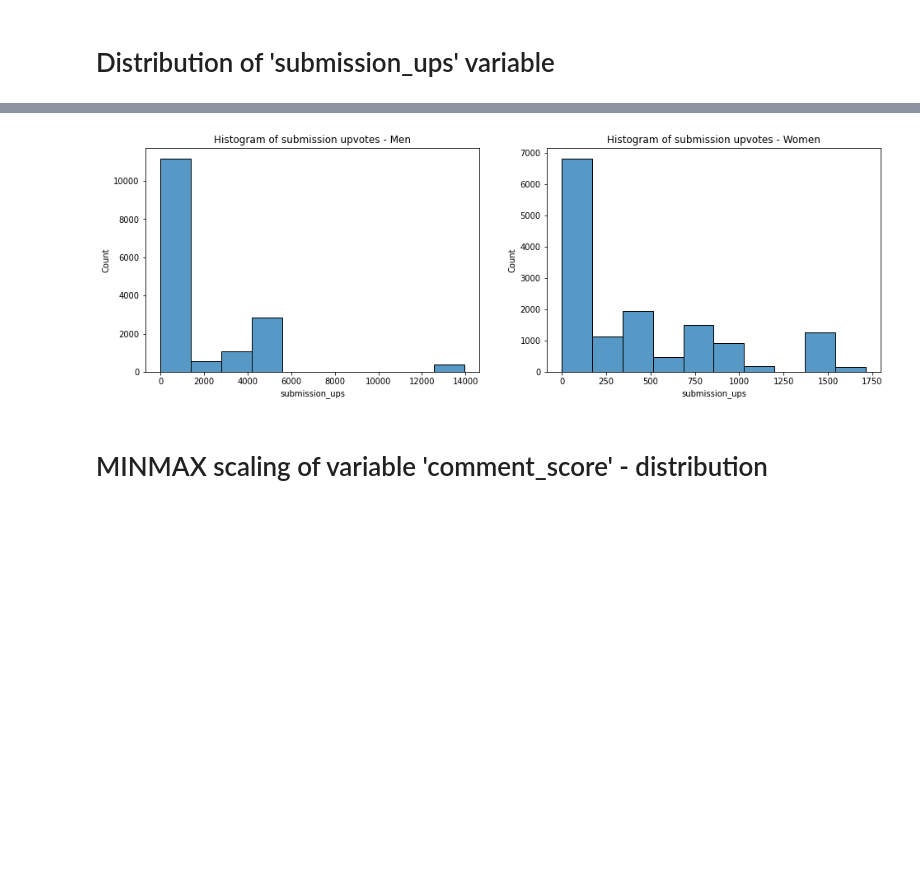
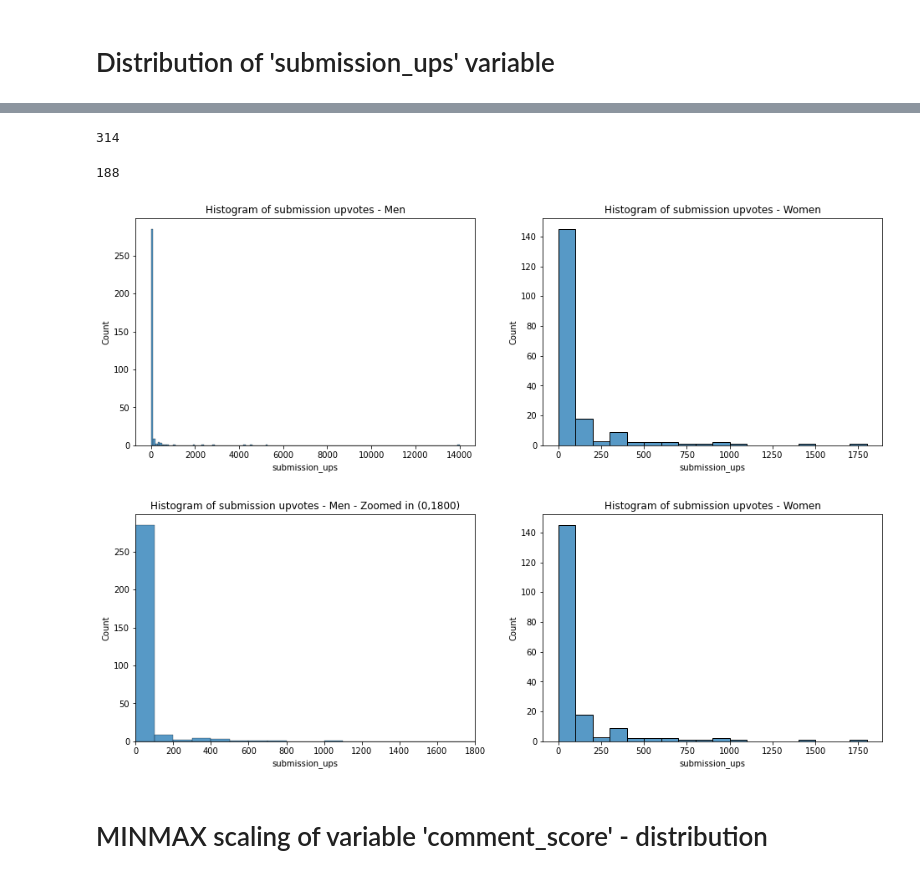
Before and after one commit to kgronek3/TMSMM_Project, a Jupyter notebook: 3_visualization.ipynb, the cells around one changed output, grey strips where cells are left out. Drawn from its saved outputs; the diff is of its cells as text; code cells hidden in the pictures; blank space fills up the shorter version.

Commit message:
update progress on scripts and newest data

```diff
--- a/3_visualization.ipynb
+++ b/3_visualization.ipynb
@@ -52,10 +60,28 @@ memory usage: 2.0+ MB
+# %%
+len(men.submission_title.unique())
+len(women.submission_title.unique())
+# %% [output]
+314
+188
 # %%
+# Get submission upvotes for unique posts
+posts_men = men.drop_duplicates(subset = ['submission_title'], keep = 'first').submission_ups
+posts_women = women.drop_duplicates(subset = ['submission_title'], keep = 'first').submission_ups
+
+# Plots
 fig, ax =plt.subplots(1,2, figsize = (16,5))
-hist_submissions_men = sns.histplot(data = men['submission_ups'], bins = 10, ax = ax[0]).set(title = "Histogram of submission upvotes - Men");
-hist_submissions_women = sns.histplot(data = women['submission_ups'], bins = 10, ax = ax[1]).set(title = "Histogram of submission upvotes - Women");
+hist_submissions_men = sns.histplot(data = posts_men, binwidth = 100, ax = ax[0]).set(title = "Histogram of submission upvotes - Men");
+hist_submissions_women = sns.histplot(data = posts_women, binwidth = 100, ax = ax[1]).set(title = "Histogram of submission upvotes - Women");
 plt.show();
+
+fig, ax =plt.subplots(1,2, figsize = (16,5))
+hist_submissions_men = sns.histplot(data = posts_men, binwidth = 100, ax = ax[0]).set(title = "Histogram of submission upvotes - Men - Zoomed in (0,1800)");
+ax[0].set_xlim(0, 1800)
+hist_submissions_women = sns.histplot(data = posts_women, binwidth = 100, ax = ax[1]).set(title = "Histogram of submission upvotes - Women");
+plt.show();
 # %% [output]
-[figure, old version]
+[figure, new version]
+[figure, added]
 # %% [markdown]
 # MINMAX scaling of variable 'comment_score' - distribution
 # %% [markdown]
```
Also changed, not shown: parts of 17 cells of this notebook, 5 other files.
